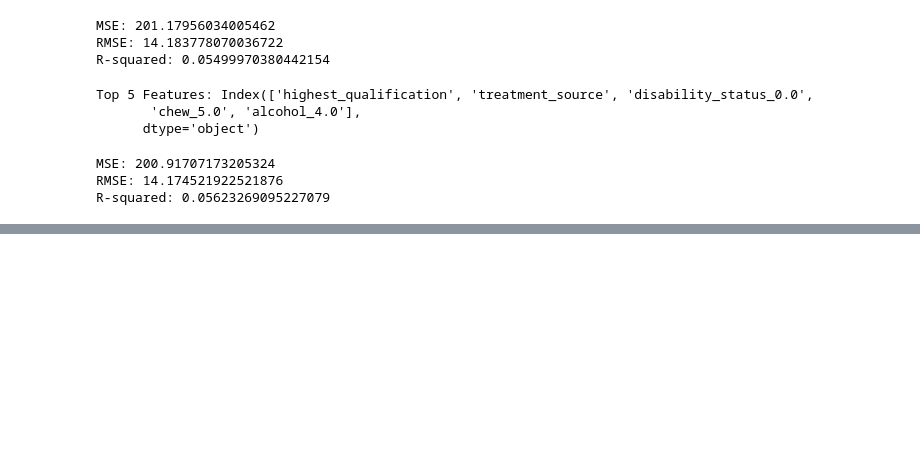
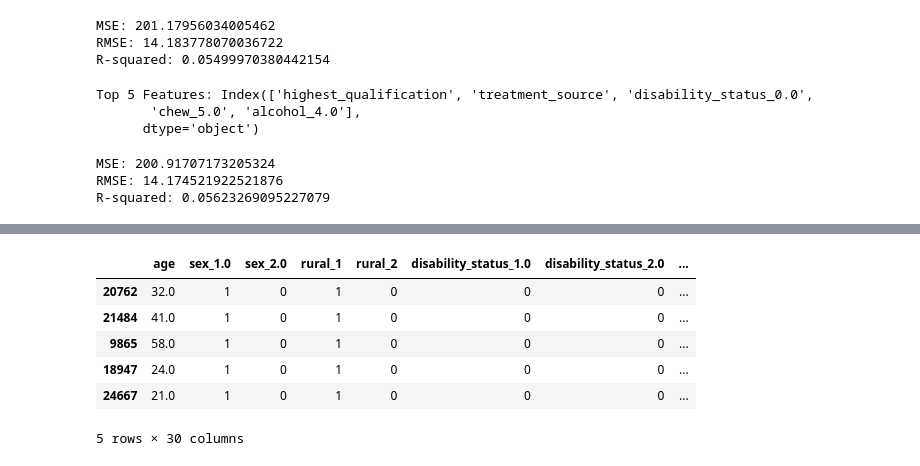
Before and after one commit to shubanms/gdsc-wow-hackathon, a Jupyter notebook: modelTesting.ipynb, the cells around one changed output, grey strips where cells are left out. Cells and saved outputs as stored; diff of their text form; code cells hidden in the pictures; blank space fills up the shorter version.

Commit message:
Updated feature selection

```diff
--- a/modelTesting.ipynb
+++ b/modelTesting.ipynb
@@ -119,3 +119,6 @@ print('R-squared:', r2)
 MSE: 200.91707173205324
 RMSE: 14.174521922521876
 R-squared: 0.05623269095227079
+# %%
+x = death.drop(X_train.columns[rfe.support_] , axis=1)
+y = death['age']
@@ -121,0 +167,5 @@ R-squared: 0.05623269095227079
+# %%
+#train-test split
+from sklearn.model_selection import train_test_split
+
+X_train, X_test,y_train, y_test = train_test_split(x,y ,random_state=104,test_size=0.25,shuffle=True)
@@ -121,0 +295,10 @@ R-squared: 0.05623269095227079
+# %%
+X_test.head()
+# %% [output]
+|  | age | sex_1.0 | sex_2.0 | rural_1 | rural_2 | disability_status_1.0 | disability_status_2.0 | ... |
+| 20762 | 32.0 | 1 | 0 | 1 | 0 | 0 | 0 | ... |
+| 21484 | 41.0 | 1 | 0 | 1 | 0 | 0 | 0 | ... |
+| 9865 | 58.0 | 1 | 0 | 1 | 0 | 0 | 0 | ... |
+| 18947 | 24.0 | 1 | 0 | 1 | 0 | 0 | 0 | ... |
+| 24667 | 21.0 | 1 | 0 | 1 | 0 | 0 | 0 | ... |
+5 rows × 30 columns
```
Also changed, not shown: parts of 20 cells of this notebook, 4 other files.
